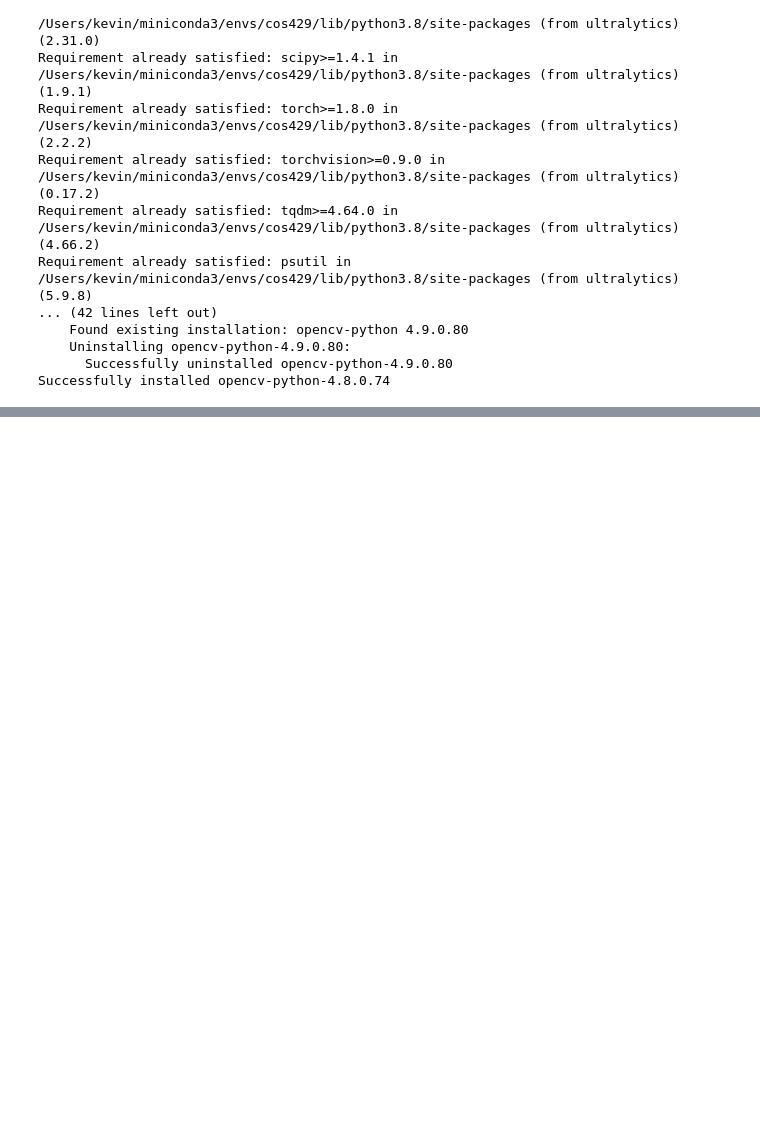
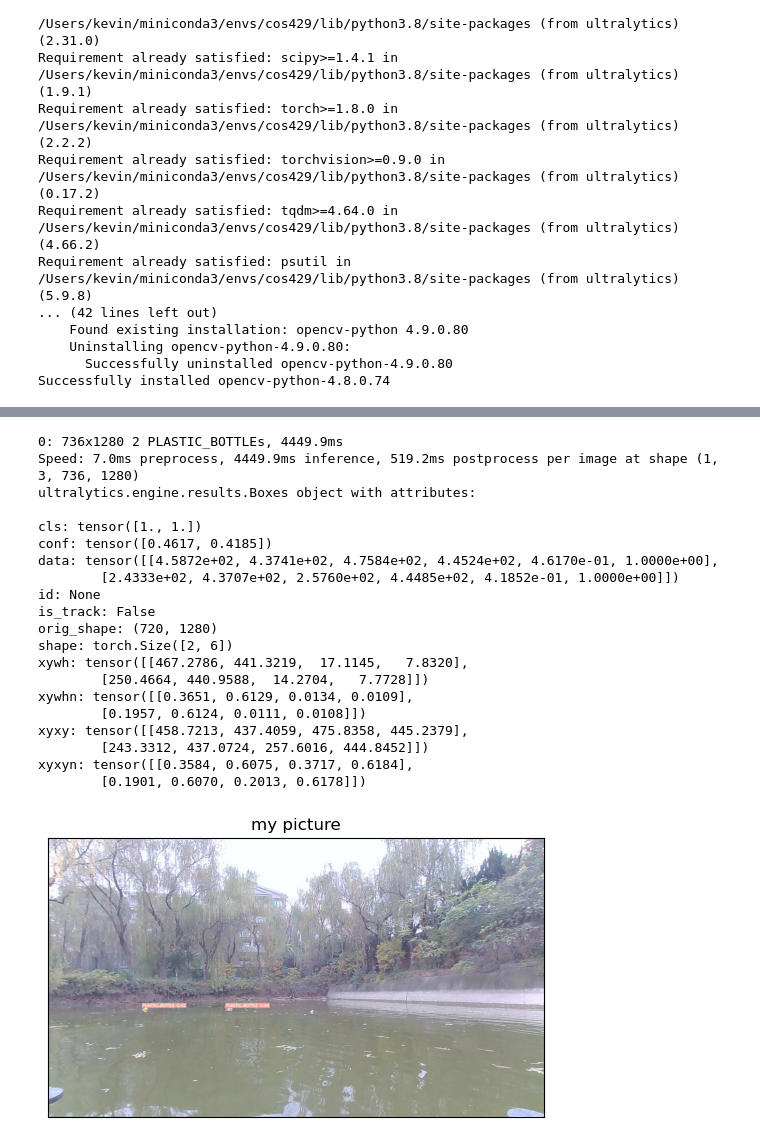
Before and after one commit to kevin-le1/CV_Final_Project, a Jupyter notebook: obj_detection/obj_detection.ipynb, the cells around one changed output, grey strips where cells are left out. Drawn from its saved outputs; the diff is of its cells as text; code cells hidden in the pictures; blank space fills up the shorter version.

```diff
--- a/obj_detection/obj_detection.ipynb
+++ b/obj_detection/obj_detection.ipynb
@@ -139,0 +173,47 @@ Starting training for 1 epochs...
+# %%
+from PIL import Image
+from matplotlib import pyplot as plt
+from ultralytics import YOLO
+
+img = dataset['test'][0]['image']
+
+# choosing the best training checkpoint
+model = YOLO('/Users/kevin/runs/detect/train25/weights/best.pt')
+
+pred = model.predict(img)[0]
+print(pred.boxes)
+
+#plotting the image with bounding boxes
+pred = pred.plot(line_width=1)
+#convert from BGR to RGB
+pred_rgb = pred[..., ::-1]
+pred_img = Image.fromarray(pred_rgb)
+
+pred_img.save('output.png')
+plt.imshow(pred_img)
+plt.title('my picture')
+plt.xticks([])
+plt.yticks([])
+plt.show()
+# %% [output]
+0: 736x1280 2 PLASTIC_BOTTLEs, 4449.9ms
+Speed: 7.0ms preprocess, 4449.9ms inference, 519.2ms postprocess per image at shape (1, 3, 736, 1280)
+ultralytics.engine.results.Boxes object with attributes:
+
+cls: tensor([1., 1.])
+conf: tensor([0.4617, 0.4185])
+data: tensor([[4.5872e+02, 4.3741e+02, 4.7584e+02, 4.4524e+02, 4.6170e-01, 1.0000e+00],
+        [2.4333e+02, 4.3707e+02, 2.5760e+02, 4.4485e+02, 4.1852e-01, 1.0000e+00]])
+id: None
+is_track: False
+orig_shape: (720, 1280)
+shape: torch.Size([2, 6])
+xywh: tensor([[467.2786, 441.3219,  17.1145,   7.8320],
+        [250.4664, 440.9588,  14.2704,   7.7728]])
+xywhn: tensor([[0.3651, 0.6129, 0.0134, 0.0109],
+        [0.1957, 0.6124, 0.0111, 0.0108]])
+xyxy: tensor([[458.7213, 437.4059, 475.8358, 445.2379],
+        [243.3312, 437.0724, 257.6016, 444.8452]])
+xyxyn: tensor([[0.3584, 0.6075, 0.3717, 0.6184],
+        [0.1901, 0.6070, 0.2013, 0.6178]])
+[figure, added]
```
Also changed, not shown: parts of 3 cells of this notebook, 3 other files.
